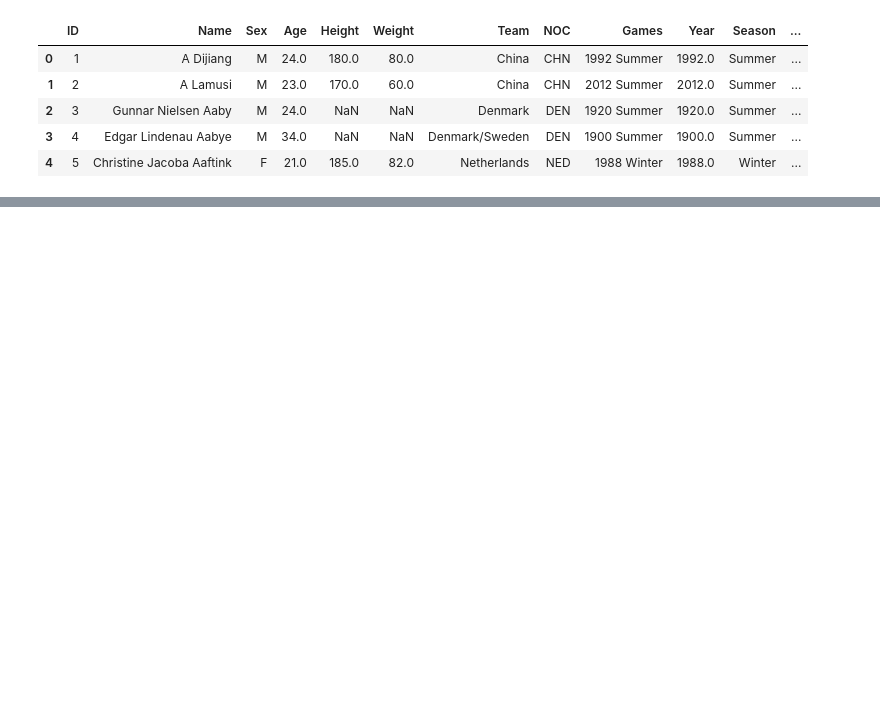
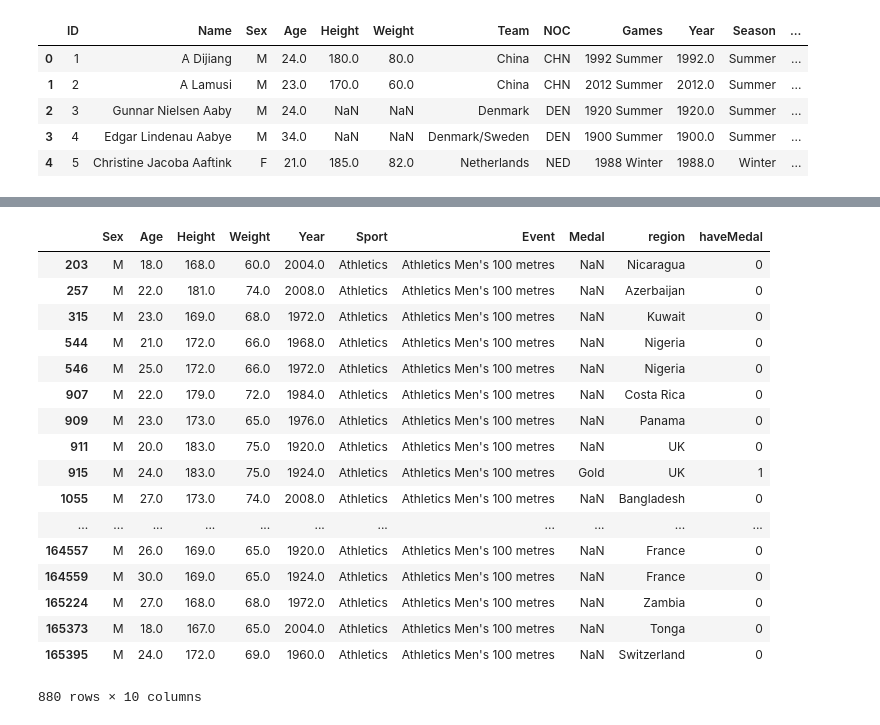
Before and after one commit to georgeob/Orlicek_Matus_NS2020, a Jupyter notebook: Olympics.ipynb, the cells around one changed output, grey strips where cells are left out. Saved outputs shown, nothing was run; the diff lists cells and outputs as text; code cells hidden in the pictures; blank space fills up the shorter version.

```diff
--- a/Olympics.ipynb
+++ b/Olympics.ipynb
@@ -56,0 +20,2 @@ data.head()
+# %%
+data = data.dropna(axis=0, subset=['Age', 'Height', 'Weight', 'region'])
@@ -56,0 +25,2 @@ data.head()
+# %%
+data = data.drop(['notes', 'ID', 'Name', 'Team', 'NOC', 'Games', 'Season', 'City'], axis=1)
@@ -56,0 +63,25 @@ data.head()
+# %%
+data['haveMedal'] = np.where(data['Medal'].isnull(), 0, 1)
+# %%
+athletics = data.loc[data['Event'] == "Athletics Men's 100 metres"]
+# %%
+athletics
+# %% [output]
+|  | Sex | Age | Height | Weight | Year | Sport | Event | Medal | region | haveMedal |
+| 203 | M | 18.0 | 168.0 | 60.0 | 2004.0 | Athletics | Athletics Men's 100 metres | NaN | Nicaragua | 0 |
+| 257 | M | 22.0 | 181.0 | 74.0 | 2008.0 | Athletics | Athletics Men's 100 metres | NaN | Azerbaijan | 0 |
+| 315 | M | 23.0 | 169.0 | 68.0 | 1972.0 | Athletics | Athletics Men's 100 metres | NaN | Kuwait | 0 |
+| 544 | M | 21.0 | 172.0 | 66.0 | 1968.0 | Athletics | Athletics Men's 100 metres | NaN | Nigeria | 0 |
+| 546 | M | 25.0 | 172.0 | 66.0 | 1972.0 | Athletics | Athletics Men's 100 metres | NaN | Nigeria | 0 |
+| 907 | M | 22.0 | 179.0 | 72.0 | 1984.0 | Athletics | Athletics Men's 100 metres | NaN | Costa Rica | 0 |
+| 909 | M | 23.0 | 173.0 | 65.0 | 1976.0 | Athletics | Athletics Men's 100 metres | NaN | Panama | 0 |
+| 911 | M | 20.0 | 183.0 | 75.0 | 1920.0 | Athletics | Athletics Men's 100 metres | NaN | UK | 0 |
+| 915 | M | 24.0 | 183.0 | 75.0 | 1924.0 | Athletics | Athletics Men's 100 metres | Gold | UK | 1 |
+| 1055 | M | 27.0 | 173.0 | 74.0 | 2008.0 | Athletics | Athletics Men's 100 metres | NaN | Bangladesh | 0 |
+| ... | ... | ... | ... | ... | ... | ... | ... | ... | ... | ... |
+| 164557 | M | 26.0 | 169.0 | 65.0 | 1920.0 | Athletics | Athletics Men's 100 metres | NaN | France | 0 |
+| 164559 | M | 30.0 | 169.0 | 65.0 | 1924.0 | Athletics | Athletics Men's 100 metres | NaN | France | 0 |
+| 165224 | M | 27.0 | 168.0 | 68.0 | 1972.0 | Athletics | Athletics Men's 100 metres | NaN | Zambia | 0 |
+| 165373 | M | 18.0 | 167.0 | 65.0 | 2004.0 | Athletics | Athletics Men's 100 metres | NaN | Tonga | 0 |
+| 165395 | M | 24.0 | 172.0 | 69.0 | 1960.0 | Athletics | Athletics Men's 100 metres | NaN | Switzerland | 0 |
+880 rows × 10 columns
```
Also changed, not shown: parts of 9 cells of this notebook.
